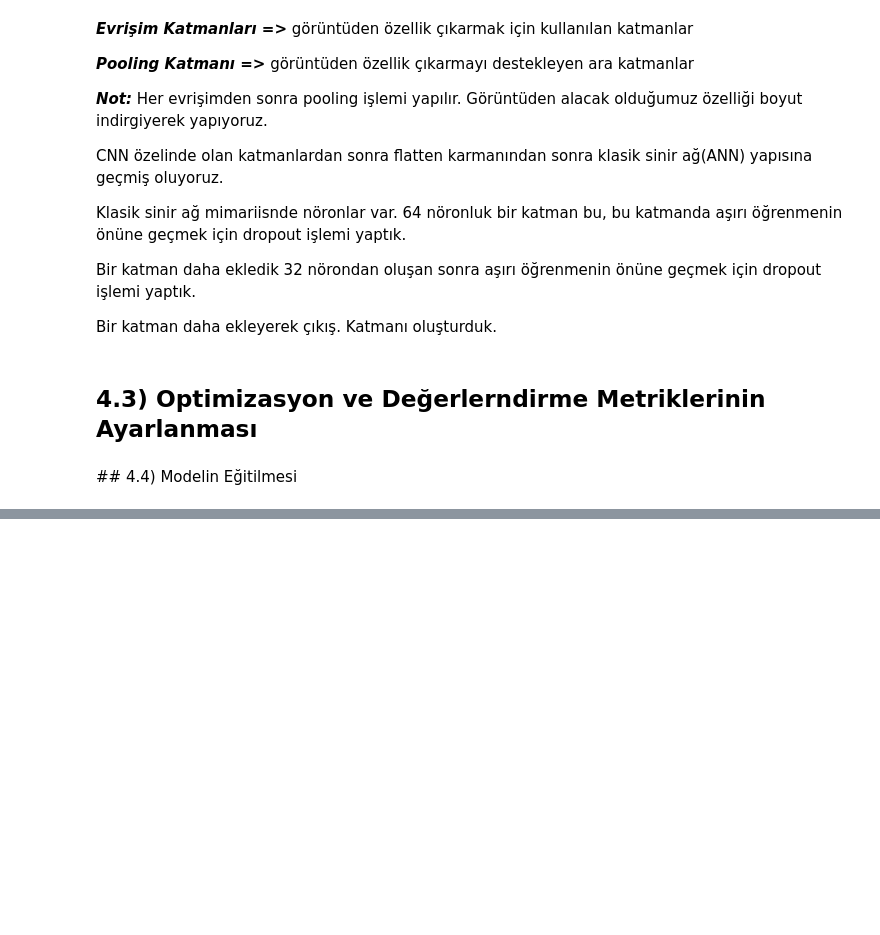
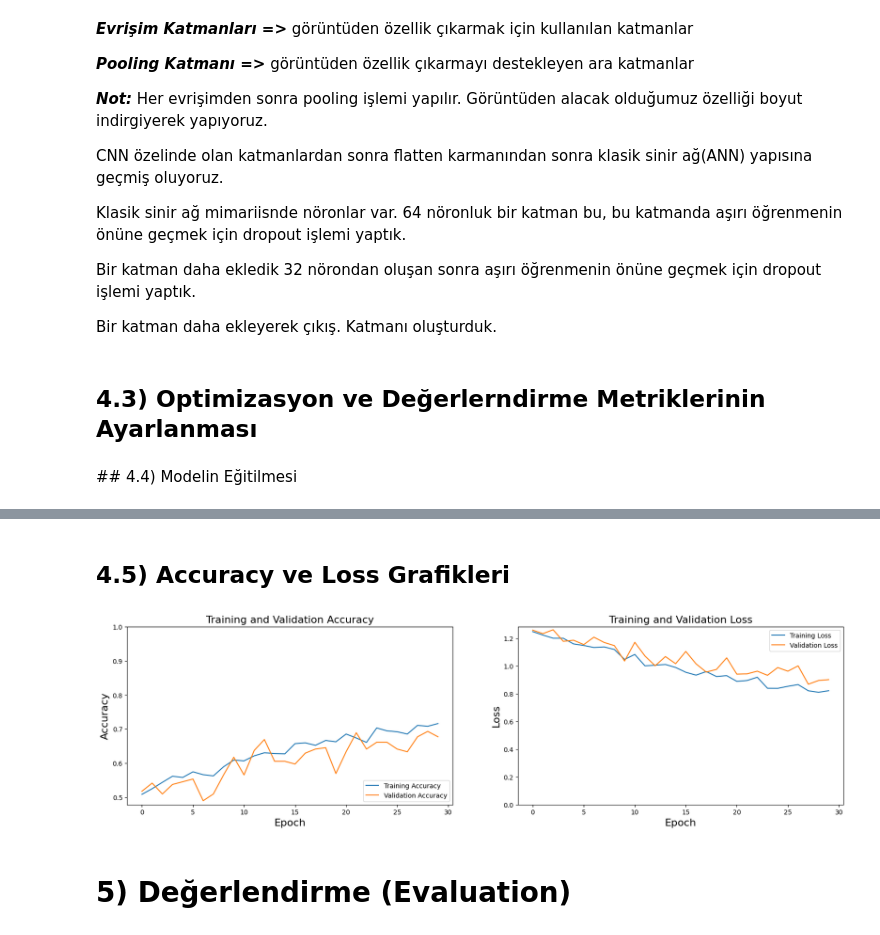
Before and after one commit to HakanBayazitHabes/example_CNN_AI, a Jupyter notebook: CNN.ipynb, the cells around one changed output, grey strips where cells are left out. Drawn from its saved outputs; the diff is of its cells as text; code cells hidden in the pictures; blank space fills up the shorter version.

```diff
--- a/CNN.ipynb
+++ b/CNN.ipynb
@@ -341,7 +343,7 @@ callbacks = [EarlyStopping(monitor='val_loss', patience=50, verbose=1, mode="min
 ## 4.4) Modelin Eğitilmesi
 # %%
 history = model.fit_generator(generator=train_generator,
-                              epochs=100,
+                              epochs=30,
                               validation_data=test_generator,
                               callbacks=callbacks,
                               workers=4,
@@ -373,0 +376,34 @@ Epoch 21/100
+# %% [markdown]
+## 4.5) Accuracy ve Loss Grafikleri
+# %%
+# --------------
+#  Accuracy Grafiği
+# --------------
+
+plt.figure(figsize=(20, 5))
+plt.subplot(1, 2, 1)
+plt.plot(history.history['acc'], label='Training Accuracy')
+plt.plot(history.history['val_acc'], label='Validation Accuracy')
+plt.legend(loc='lower right')
+plt.xlabel('Epoch', fontsize=16)
+plt.ylabel('Accuracy', fontsize=16)
+plt.ylim([min(plt.ylim()),1])
+plt.title('Training and Validation Accuracy', fontsize=16)
+
+# -------------
+# Loss Grafiği
+# -------------
+
+plt.subplot(1, 2, 2)
+plt.plot(history.history['loss'], label = 'Training Loss')
+plt.plot(history.history['val_loss'], label = 'Validation Loss')
+plt.legend(loc='upper right')
+plt.xlabel('Epoch', fontsize=16)
+plt.ylabel('Loss', fontsize=16)
+plt.ylim([0,max(plt.ylim())])
+plt.title('Training and Validation Loss', fontsize=16)
+plt.show()
+# %% [output]
+[figure, added]
+# %% [markdown]
+# 5) Değerlendirme (Evaluation)
```
Also changed, not shown: parts of 11 cells of this notebook.
